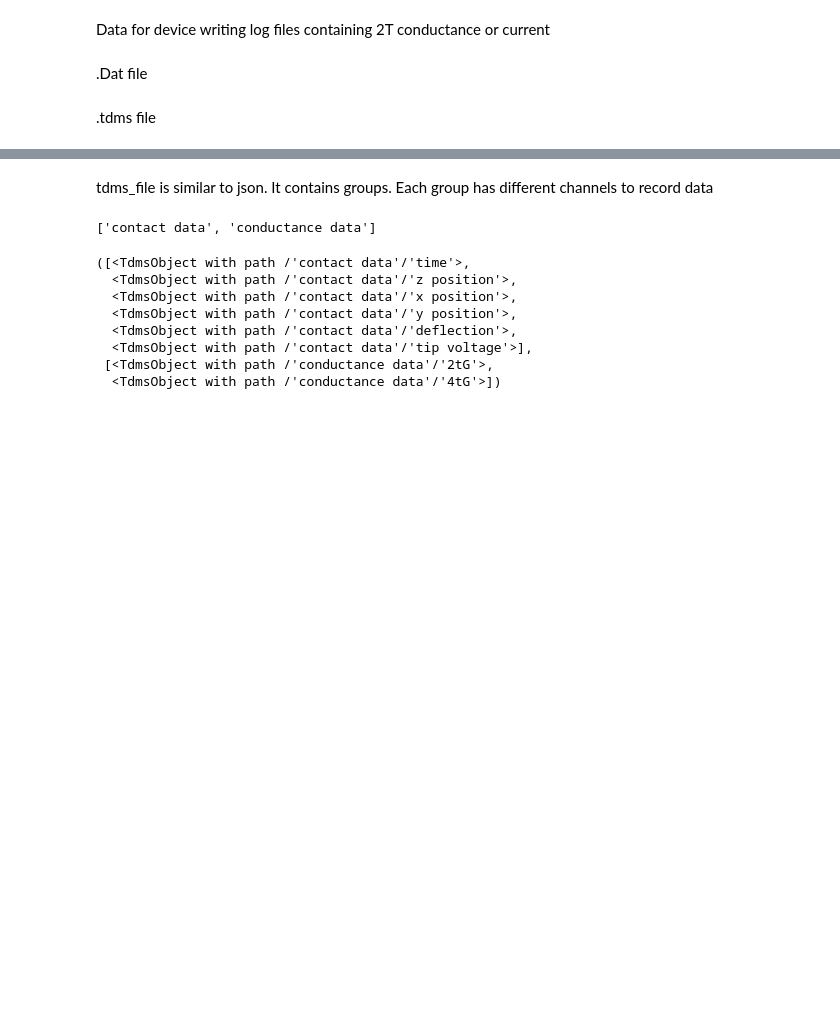
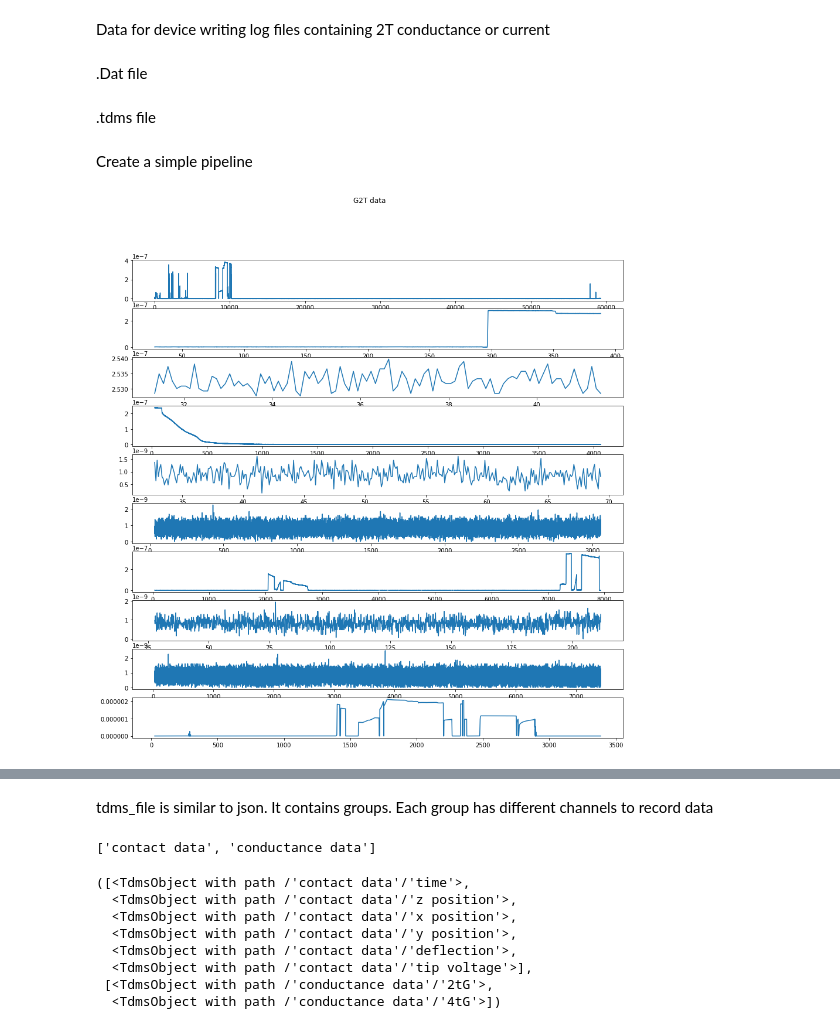
Before and after one commit to dondon1993/Datapipeline_lab, a Jupyter notebook: Data_proc_levylab.ipynb, the cells around one changed output, grey strips where cells are left out. Saved outputs shown, nothing was run; the diff lists cells and outputs as text; code cells hidden in the pictures; blank space fills up the shorter version.

Commit message:
Add files via upload
Add some simple data reader

```diff
--- a/Data_proc_levylab.ipynb
+++ b/Data_proc_levylab.ipynb
@@ -53,0 +75,2 @@ folder = './tdms'
+# %% [markdown]
+Create a simple pipeline
@@ -53,0 +95,31 @@ folder = './tdms'
+# %%
+folder_tdms = './tdms/20160531/20160531'
+files_tdms = os.listdir(folder_tdms)
+files_tdms = [file for file in files_tdms if not ('index' in file)]
+# %%
+tip_V_lst = []
+time_data_lst = []
+G2t_data_lst = []
+G4t_data_lst = []
+for i in range(len(files_tdms)):
+    time_data, tip_V_data, G_2t_data, G_4t_data = read_tdms(folder_tdms,files_tdms[i])
+    time_data_lst.append(time_data)
+    tip_V_lst.append(tip_V_data)
+    G2t_data_lst.append(G_2t_data)
+    G4t_data_lst.append(G_4t_data)
+# %%
+fig, axs = plt.subplots(len(files_tdms))
+fig.suptitle('Tip voltage data')
+fig.set_figheight(15)
+fig.set_figwidth(15)
+for i in range(len(files_tdms)):
+    axs[i].plot(time_data_lst[i], tip_V_lst[i])
+# %%
+fig, axs = plt.subplots(len(files_tdms))
+fig.suptitle('G2T data')
+fig.set_figheight(15)
+fig.set_figwidth(15)
+for i in range(len(files_tdms)):
+    axs[i].plot(time_data_lst[i], G2t_data_lst[i])
+# %% [output]
+[figure, added]
```
Also changed, not shown: parts of 20 cells of this notebook.
